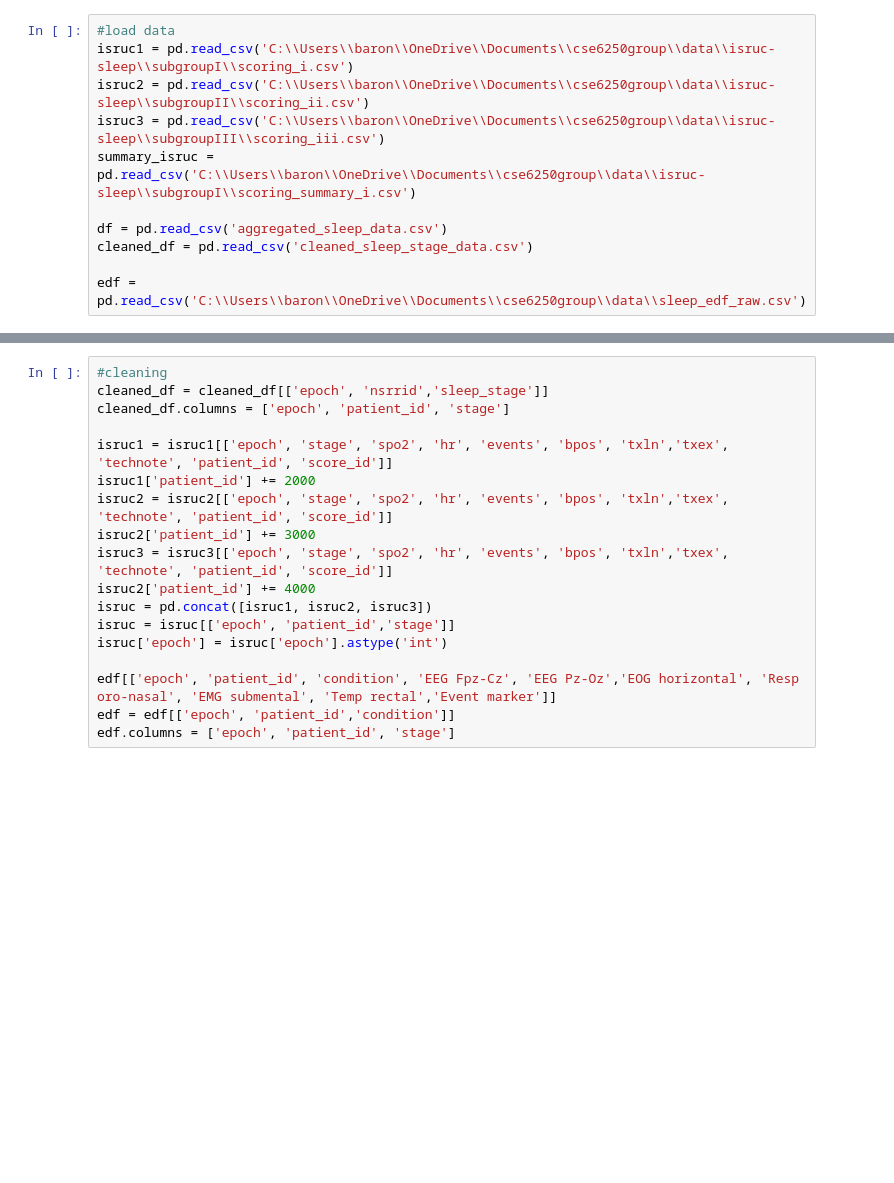
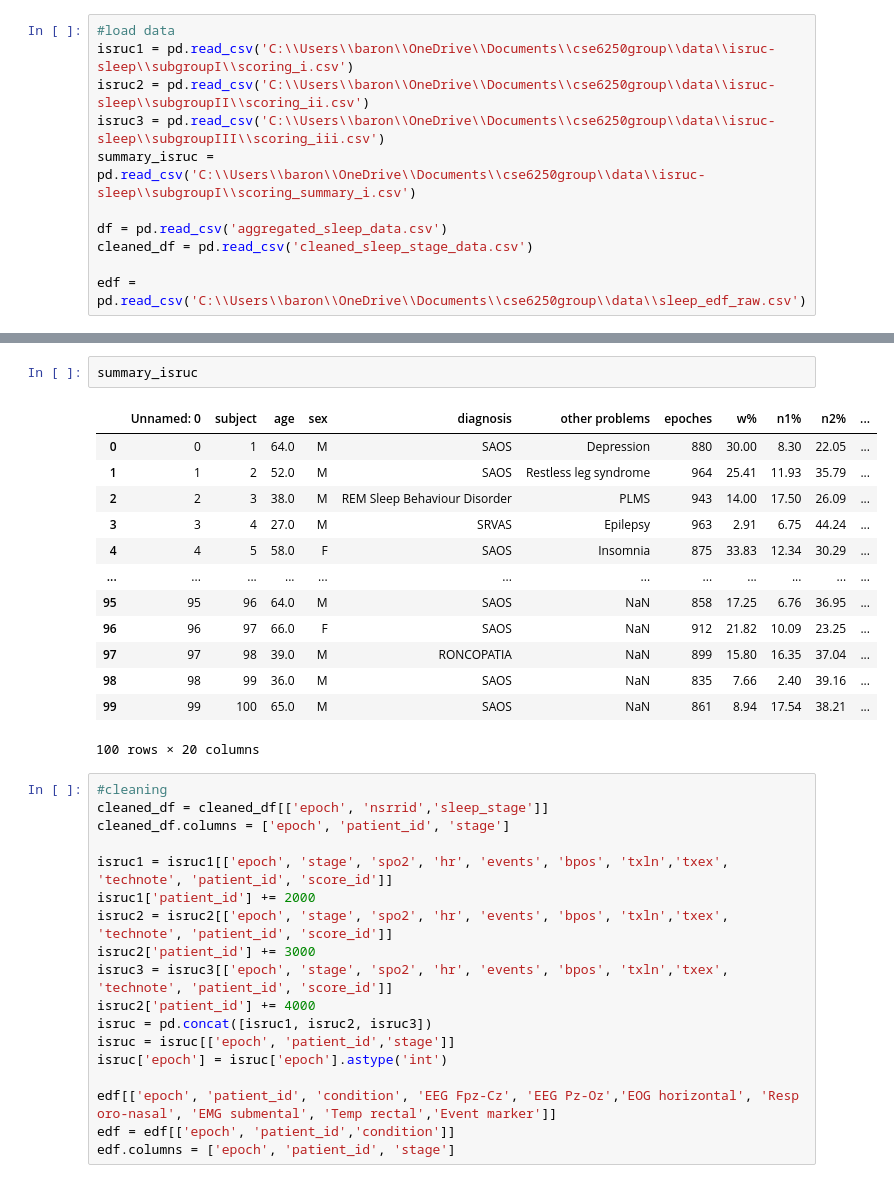
Before and after one commit to Zeredbaron/cse6250group, a Jupyter notebook: data/aggregateData.ipynb, the cells around one changed output, grey strips where cells are left out. Saved outputs shown, nothing was run; the diff lists cells and outputs as text; blank space fills up the shorter version.

```diff
--- a/data/aggregateData.ipynb
+++ b/data/aggregateData.ipynb
@@ -18,3 +34,19 @@ edf = pd.read_csv('C:\\Users\\baron\\OneDrive\\Documents\\cse6250group\\data\\sl
+# %%
+summary_isruc
+# %% [output]
+|  | Unnamed: 0 | subject | age | sex | diagnosis | other problems | epoches | w% | n1% | n2% | ... |
+| 0 | 0 | 1 | 64.0 | M | SAOS | Depression | 880 | 30.00 | 8.30 | 22.05 | ... |
+| 1 | 1 | 2 | 52.0 | M | SAOS | Restless leg syndrome | 964 | 25.41 | 11.93 | 35.79 | ... |
+| 2 | 2 | 3 | 38.0 | M | REM Sleep Behaviour Disorder | PLMS | 943 | 14.00 | 17.50 | 26.09 | ... |
+| 3 | 3 | 4 | 27.0 | M | SRVAS | Epilepsy | 963 | 2.91 | 6.75 | 44.24 | ... |
+| 4 | 4 | 5 | 58.0 | F | SAOS | Insomnia | 875 | 33.83 | 12.34 | 30.29 | ... |
+| ... | ... | ... | ... | ... | ... | ... | ... | ... | ... | ... | ... |
+| 95 | 95 | 96 | 64.0 | M | SAOS | NaN | 858 | 17.25 | 6.76 | 36.95 | ... |
+| 96 | 96 | 97 | 66.0 | F | SAOS | NaN | 912 | 21.82 | 10.09 | 23.25 | ... |
+| 97 | 97 | 98 | 39.0 | M | RONCOPATIA | NaN | 899 | 15.80 | 16.35 | 37.04 | ... |
+| 98 | 98 | 99 | 36.0 | M | SAOS | NaN | 835 | 7.66 | 2.40 | 39.16 | ... |
+| 99 | 99 | 100 | 65.0 | M | SAOS | NaN | 861 | 8.94 | 17.54 | 38.21 | ... |
+100 rows × 20 columns
 # %%
 #cleaning
 cleaned_df = cleaned_df[['epoch', 'nsrrid','sleep_stage']]
```
Also changed, not shown: parts of 3 cells of this notebook, 1 other file.
